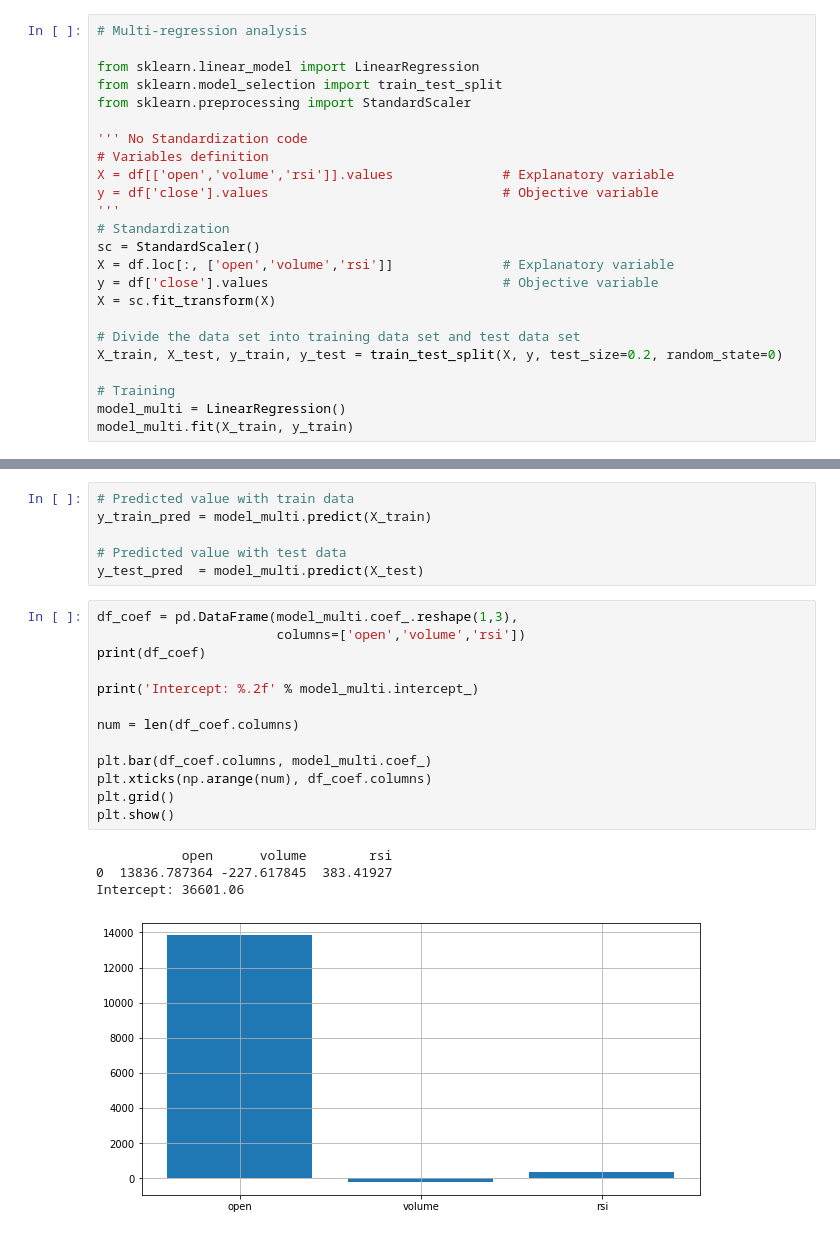
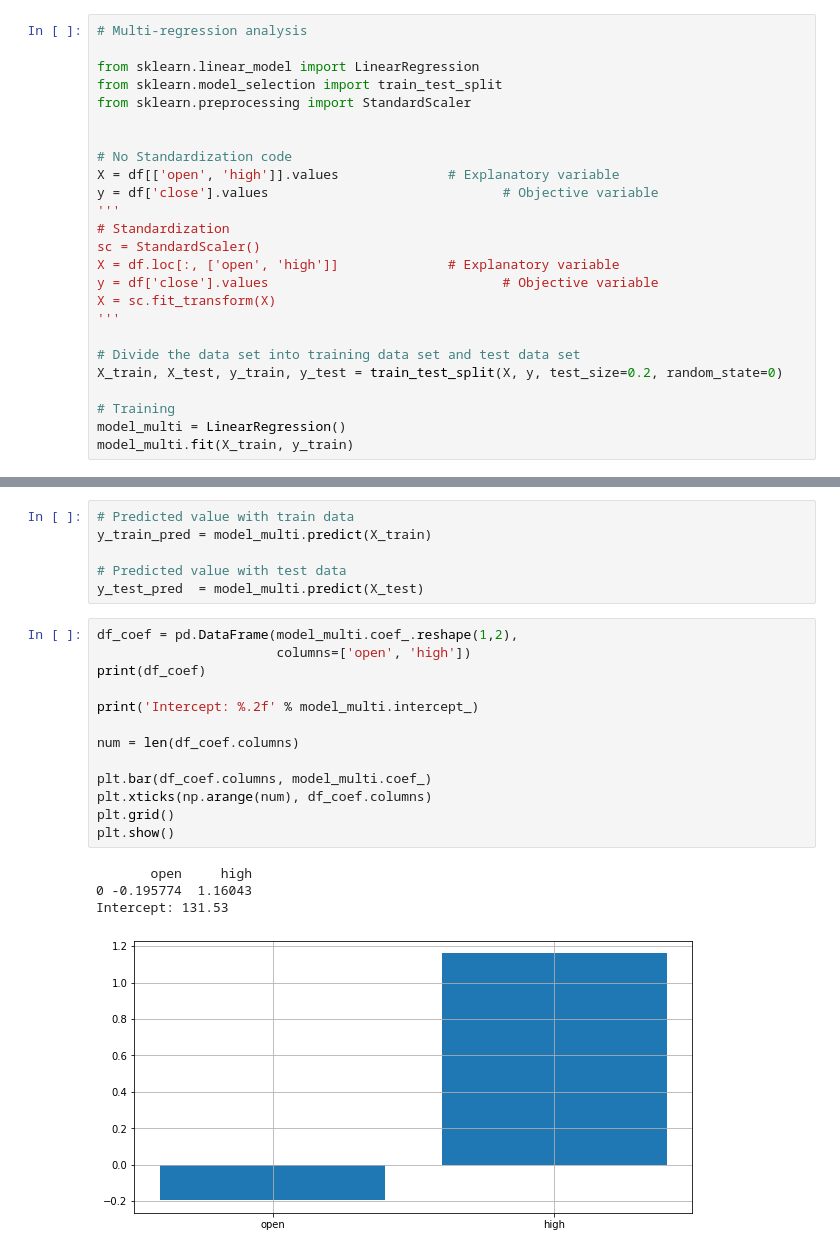
Before and after one commit to kiri182/DataScience, a Jupyter notebook: coin__multiple_regression.ipynb, the cells around one changed output, grey strips where cells are left out. Drawn from its saved outputs; the diff is of its cells as text.

```diff
--- a/coin__multiple_regression.ipynb
+++ b/coin__multiple_regression.ipynb
@@ -152,16 +152,17 @@ from sklearn.linear_model import LinearRegression
 from sklearn.model_selection import train_test_split
 from sklearn.preprocessing import StandardScaler
 
-''' No Standardization code
-# Variables definition
-X = df[['open','volume','rsi']].values              # Explanatory variable
+
+# No Standardization code
+X = df[['open', 'high']].values              # Explanatory variable
 y = df['close'].values                              # Objective variable
 '''
 # Standardization
 sc = StandardScaler()
-X = df.loc[:, ['open','volume','rsi']]              # Explanatory variable
+X = df.loc[:, ['open', 'high']]              # Explanatory variable
 y = df['close'].values                              # Objective variable
 X = sc.fit_transform(X)
+'''
 
 # Divide the data set into training data set and test data set
 X_train, X_test, y_train, y_test = train_test_split(X, y, test_size=0.2, random_state=0)
@@ -178,23 +179,23 @@ y_train_pred = model_multi.predict(X_train)
 # Predicted value with test data
 y_test_pred  = model_multi.predict(X_test)
 # %%
-df_coef = pd.DataFrame(model_multi.coef_.reshape(1,3),
-                       columns=['open','volume','rsi'])
+df_coef = pd.DataFrame(model_multi.coef_.reshape(1,2),
+                       columns=['open', 'high'])
 print(df_coef)
 
 print('Intercept: %.2f' % model_multi.intercept_)
 
 num = len(df_coef.columns)
 
 plt.bar(df_coef.columns, model_multi.coef_)
 plt.xticks(np.arange(num), df_coef.columns)
 plt.grid()
 plt.show()
 # %% [output]
-           open      volume        rsi
-0  13836.787364 -227.617845  383.41927
-Intercept: 36601.06
+       open     high
+0 -0.195774  1.16043
+Intercept: 131.53
-[figure, old version]
+[figure, new version]
 # %%
 from sklearn.metrics import r2_score            # R^2
 from sklearn.metrics import mean_squared_error  # RMSE
```
Also changed, not shown: parts of 4 cells of this notebook.
